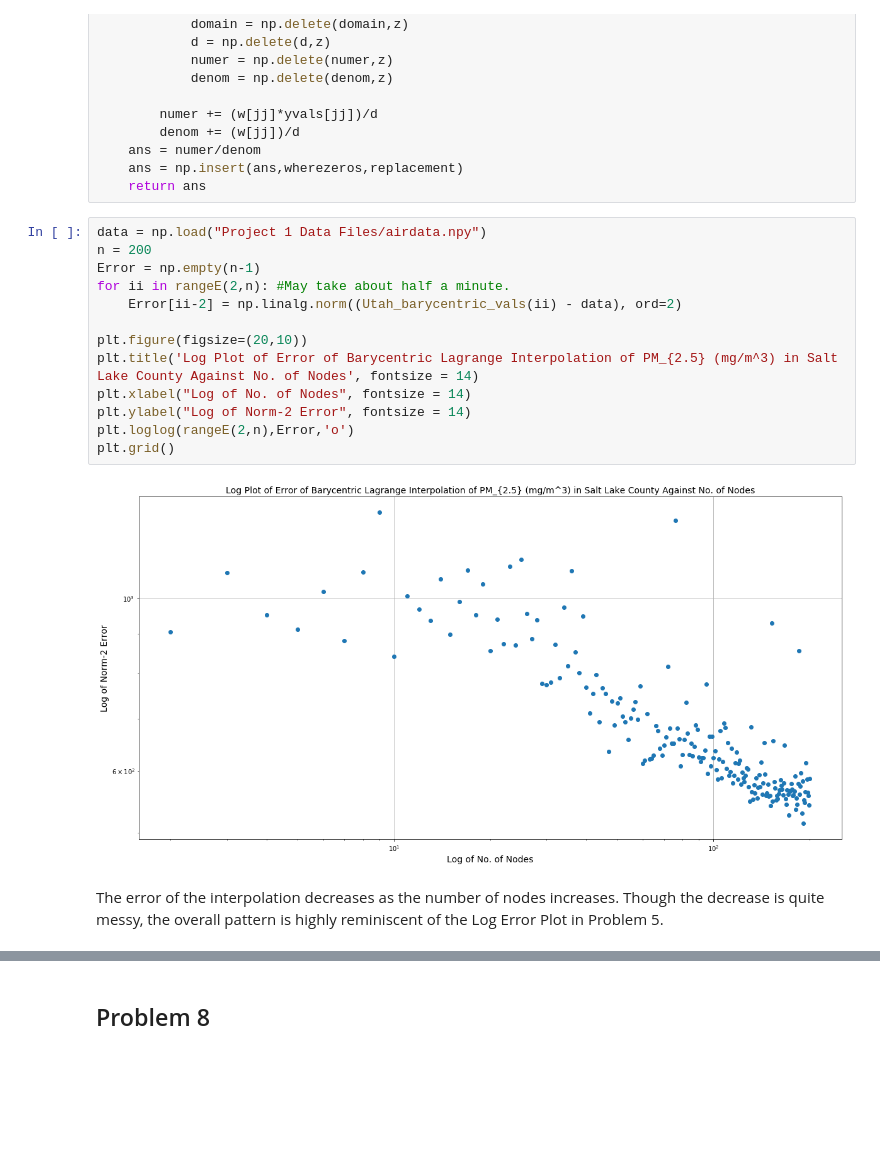
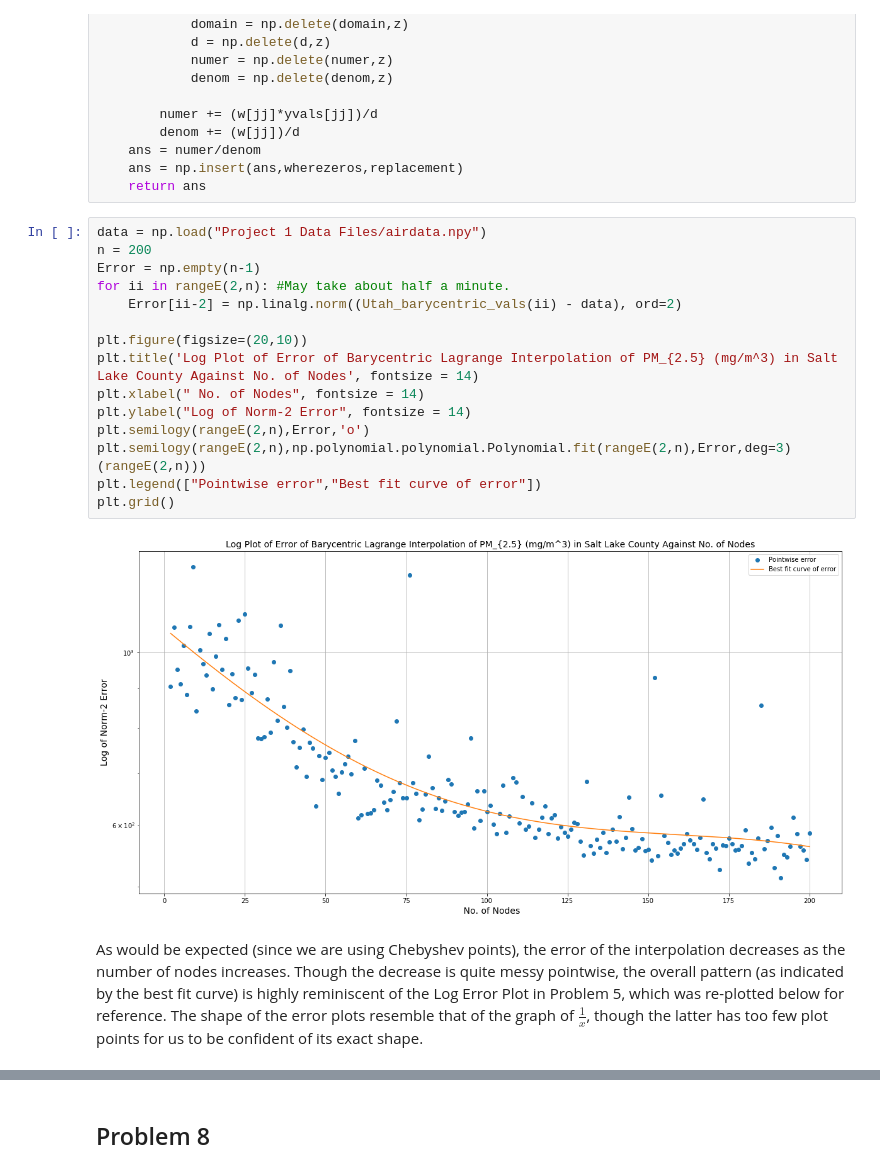
Before and after one commit to dhjx1996/Numerical_Analysis, a Jupyter notebook: Homework/Project 1.ipynb, the cells around one changed output, grey strips where cells are left out. Cells and saved outputs as stored; diff of their text form; blank space fills up the shorter version.

```diff
--- a/Homework/Project 1.ipynb
+++ b/Homework/Project 1.ipynb
@@ -696,17 +712,19 @@ def Utah_barycentric_vals(n):
 # %%
 data = np.load("Project 1 Data Files/airdata.npy")
 n = 200
 Error = np.empty(n-1)
 for ii in rangeE(2,n): #May take about half a minute.
     Error[ii-2] = np.linalg.norm((Utah_barycentric_vals(ii) - data), ord=2)
 
 plt.figure(figsize=(20,10))
 plt.title('Log Plot of Error of Barycentric Lagrange Interpolation of PM_{2.5} (mg/m^3) in Salt Lake County Against No. of Nodes', fontsize = 14)
-plt.xlabel("Log of No. of Nodes", fontsize = 14)
+plt.xlabel(" No. of Nodes", fontsize = 14)
 plt.ylabel("Log of Norm-2 Error", fontsize = 14)
-plt.loglog(rangeE(2,n),Error,'o')
+plt.semilogy(rangeE(2,n),Error,'o')
+plt.semilogy(rangeE(2,n),np.polynomial.polynomial.Polynomial.fit(rangeE(2,n),Error,deg=3)(rangeE(2,n)))
+plt.legend(["Pointwise error","Best fit curve of error"])
 plt.grid()
 # %% [output]
-[figure, old version]
+[figure, new version]
 # %% [markdown]
-The error of the interpolation decreases as the number of nodes increases. Though the decrease is quite messy, the overall pattern is highly reminiscent of the Log Error Plot in Problem 5.
+As would be expected (since we are using Chebyshev points), the error of the interpolation decreases as the number of nodes increases. Though the decrease is quite messy pointwise, the overall pattern (as indicated by the best fit curve) is highly reminiscent of the Log Error Plot in Problem 5, which was re-plotted below for reference. The shape of the error plots resemble that of the graph of $\displaystyle\frac{1}{x}$, though the latter has too few plot points for us to be confident of its exact shape.
```
Also changed, not shown: parts of 78 cells of this notebook.
